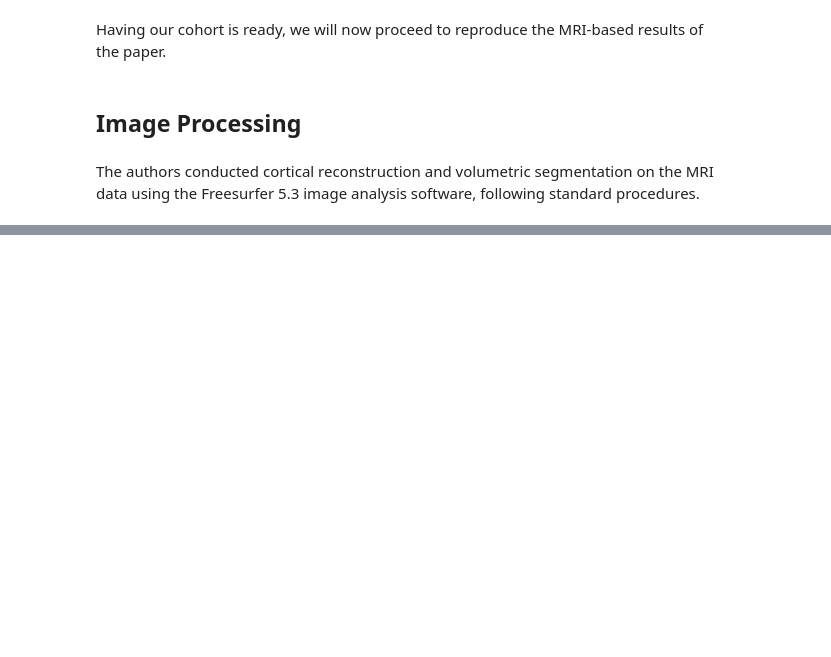
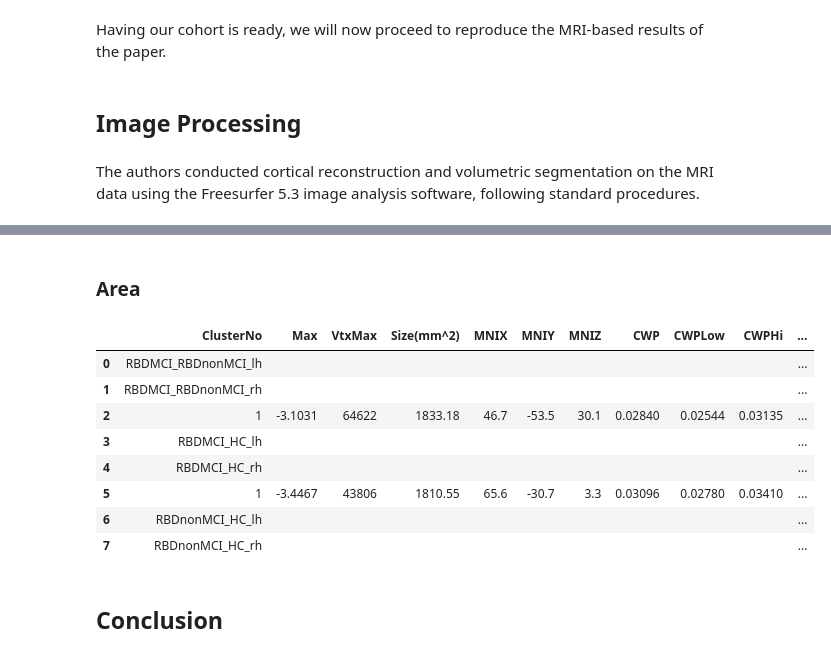
Before and after one commit to LivingPark-MRI/rahayel-etal, a Jupyter notebook: rahayel-etal-2018.ipynb, the cells around one changed output, grey strips where cells are left out. Drawn from its saved outputs; the diff is of its cells as text; code cells hidden in the pictures; blank space fills up the shorter version.

```diff
--- a/rahayel-etal-2018.ipynb
+++ b/rahayel-etal-2018.ipynb
@@ -866,0 +1364,16 @@ Overall, our study provides further evidence for the importance of examining the
+# %% [markdown]
+### Area
+# %%
+get_group_differences("area")
+# %% [output]
+|  | ClusterNo | Max | VtxMax | Size(mm^2) | MNIX | MNIY | MNIZ | CWP | CWPLow | CWPHi | ... |
+| 0 | RBDMCI_RBDnonMCI_lh |  |  |  |  |  |  |  |  |  | ... |
+| 1 | RBDMCI_RBDnonMCI_rh |  |  |  |  |  |  |  |  |  | ... |
+| 2 | 1 | -3.1031 | 64622 | 1833.18 | 46.7 | -53.5 | 30.1 | 0.02840 | 0.02544 | 0.03135 | ... |
+| 3 | RBDMCI_HC_lh |  |  |  |  |  |  |  |  |  | ... |
+| 4 | RBDMCI_HC_rh |  |  |  |  |  |  |  |  |  | ... |
+| 5 | 1 | -3.4467 | 43806 | 1810.55 | 65.6 | -30.7 | 3.3 | 0.03096 | 0.02780 | 0.03410 | ... |
+| 6 | RBDnonMCI_HC_lh |  |  |  |  |  |  |  |  |  | ... |
+| 7 | RBDnonMCI_HC_rh |  |  |  |  |  |  |  |  |  | ... |
+# %% [markdown]
+## Conclusion
```
Also changed, not shown: parts of 58 cells of this notebook.
